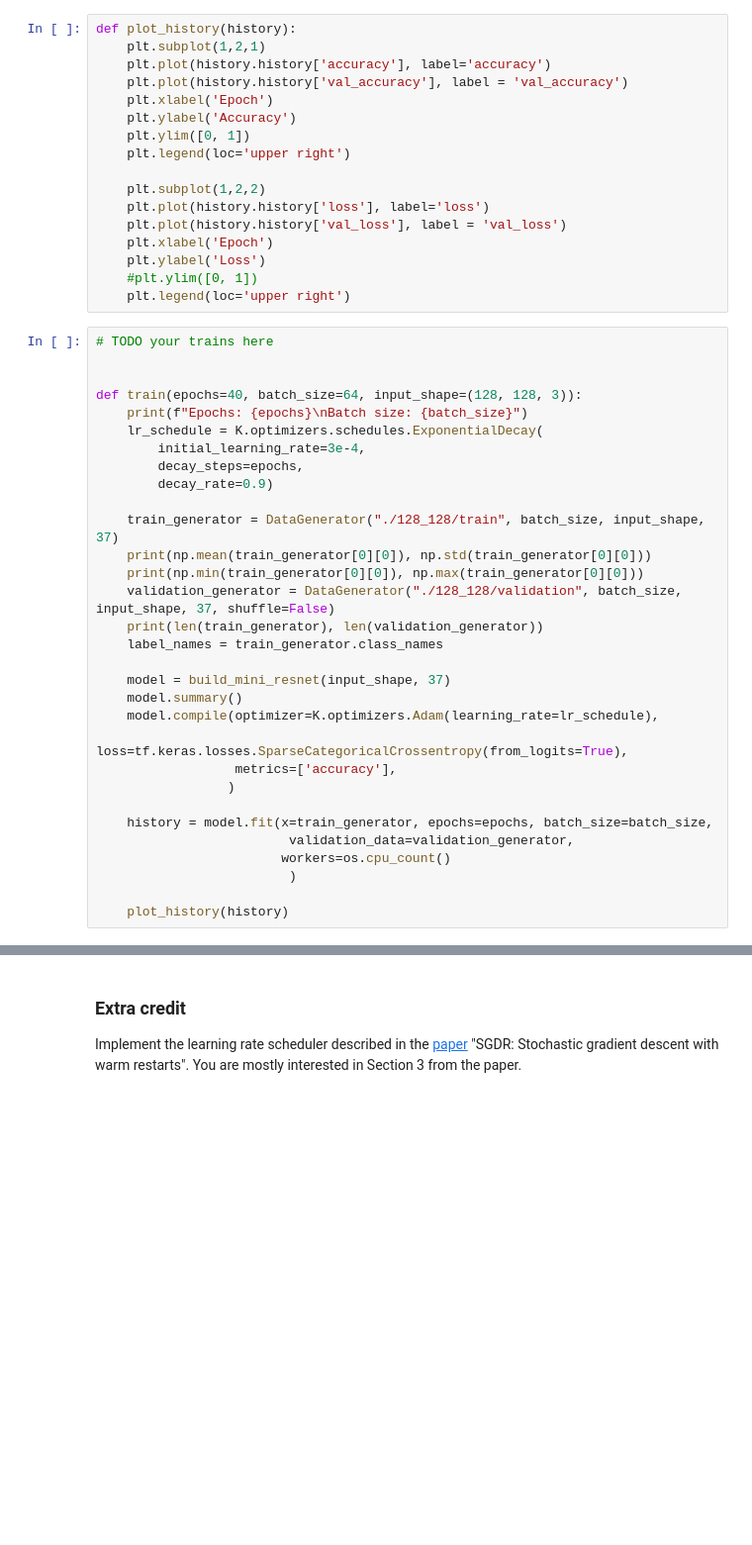
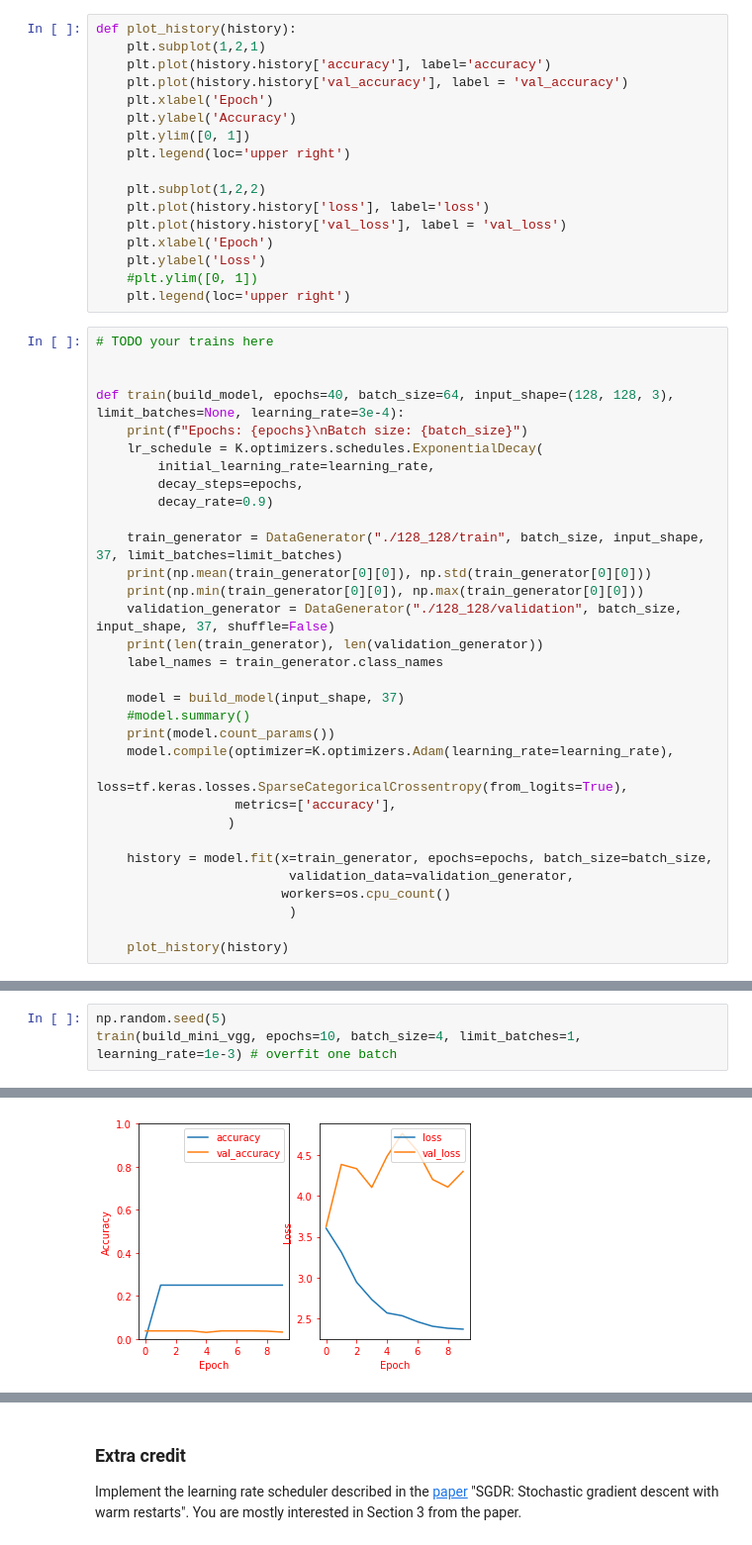
Before and after one commit to ComanacDragos/ComputerVisionAndDeepLearning, a Jupyter notebook: lab4v2/Computer_Vision_and_Deep_Learning_Laboratory_4.ipynb, the cells around one changed output, grey strips where cells are left out. Shown at 99% size. Drawn from its saved outputs; the diff is of its cells as text; blank space fills up the shorter version.

```diff
--- a/lab4v2/Computer_Vision_and_Deep_Learning_Laboratory_4.ipynb
+++ b/lab4v2/Computer_Vision_and_Deep_Learning_Laboratory_4.ipynb
@@ -446,23 +478,24 @@ def plot_history(history):
 # TODO your trains here
 
 
-def train(epochs=40, batch_size=64, input_shape=(128, 128, 3)):
+def train(build_model, epochs=40, batch_size=64, input_shape=(128, 128, 3), limit_batches=None, learning_rate=3e-4):
     print(f"Epochs: {epochs}\nBatch size: {batch_size}")
     lr_schedule = K.optimizers.schedules.ExponentialDecay(
-        initial_learning_rate=3e-4,
+        initial_learning_rate=learning_rate,
         decay_steps=epochs,
         decay_rate=0.9)
 
-    train_generator = DataGenerator("./128_128/train", batch_size, input_shape, 37)
+    train_generator = DataGenerator("./128_128/train", batch_size, input_shape, 37, limit_batches=limit_batches)
     print(np.mean(train_generator[0][0]), np.std(train_generator[0][0]))
     print(np.min(train_generator[0][0]), np.max(train_generator[0][0]))
     validation_generator = DataGenerator("./128_128/validation", batch_size, input_shape, 37, shuffle=False)
     print(len(train_generator), len(validation_generator))
     label_names = train_generator.class_names
 
-    model = build_mini_resnet(input_shape, 37)
-    model.summary()
-    model.compile(optimizer=K.optimizers.Adam(learning_rate=lr_schedule),
+    model = build_model(input_shape, 37)
+    #model.summary()
+    print(model.count_params())
+    model.compile(optimizer=K.optimizers.Adam(learning_rate=learning_rate),
                   loss=tf.keras.losses.SparseCategoricalCrossentropy(from_logits=True),
                   metrics=['accuracy'],
                  )
@@ -496,0 +509,4 @@ Epoch 5/5
+# %%
+np.random.seed(5)
+train(build_mini_vgg, epochs=10, batch_size=4, limit_batches=1, learning_rate=1e-3) # overfit one batch
+# %% [output]
@@ -497 +530,2 @@ Epoch 5/5
+[figure, added]
 # %%
```
Also changed, not shown: parts of 10 cells of this notebook, 25 other files.
